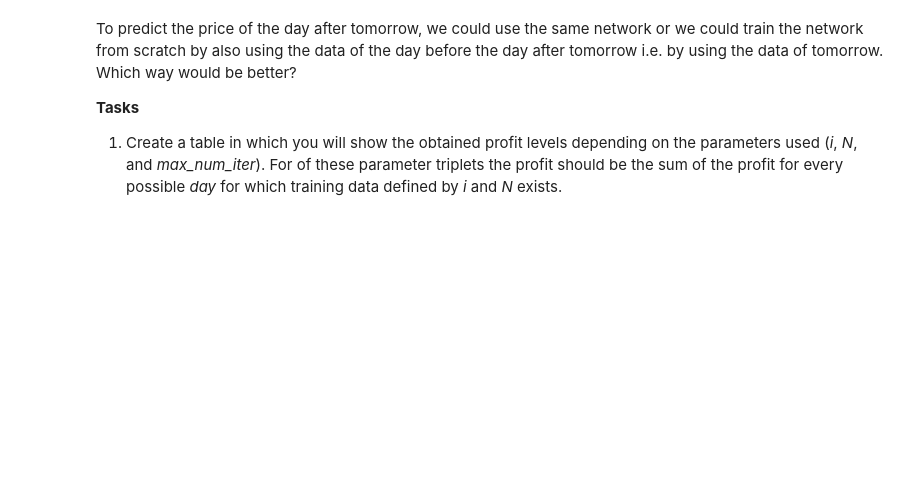
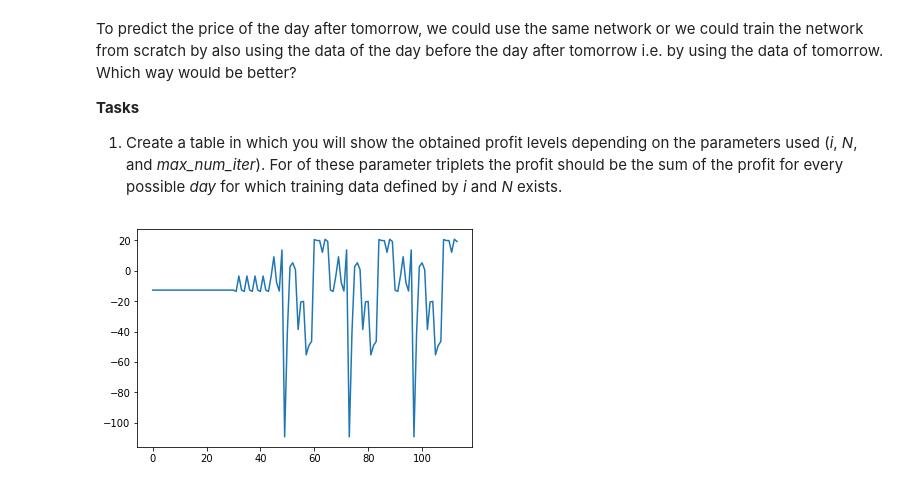
Before and after one commit to kosticmarin/nnets, a Jupyter notebook: exercise2/lab4.ipynb, the cells around one changed output. Cells and saved outputs as stored; diff of their text form; code cells hidden in the pictures; blank space fills up the shorter version.

```diff
--- a/exercise2/lab4.ipynb
+++ b/exercise2/lab4.ipynb
@@ -115,0 +171,31 @@ To predict the price of the day after tomorrow, we could use the same network or
+# %%
+# WRITE YOUR CODE HERE
+def calc_profit(w,data,day,N):
+    a=data[day:day+1]          # price today - we assume the same price tomorrow
+    y=data[day+1:day+2]        # the real price tomorrow
+    err_oo=np.sum(np.abs(y-a)) # error
+
+    p=predict(w, memorize(data, day+1, N, 1))
+    err_nn=np.sum(np.abs(y-p))
+    return err_oo-err_nn
+# %%
+profit = []
+day=151
+i = [30,50,100]
+N = [20,50,80]
+max_num_iter = [10000, 50000, 500000]
+_W = pom[:-3]
+params = [i,N,max_num_iter]
+pom = []
+for _i, _N, _max_num_iter in itertools.product(*params):
+    pom.append(tuple((_i,_N,_max_num_iter)))
+# %%
+for w,triplet in zip(_W,pom):
+    _i = triplet[0]
+    _N = triplet[1]
+    _max_num_iter = triplet[2]
+    profit.append(calc_profit(w,data,_i,_N))
+plt.plot(profit)
+plt.show()
+# %% [output]
+[figure, added]
```
Also changed, not shown: parts of 11 cells of this notebook, 1 other file.
